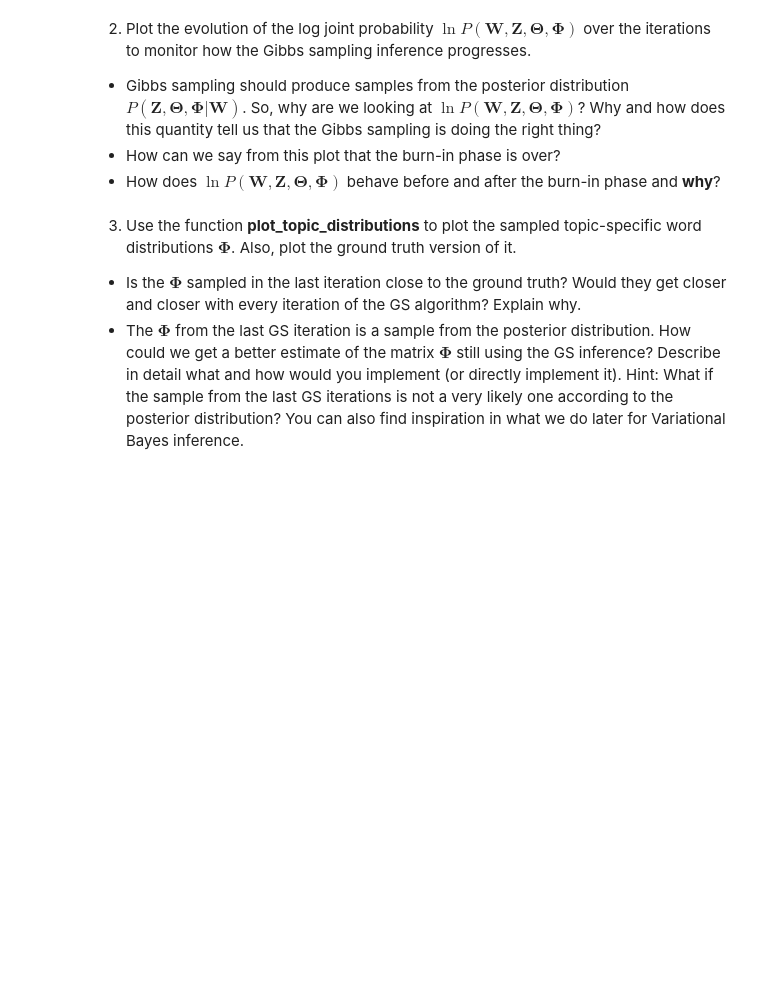
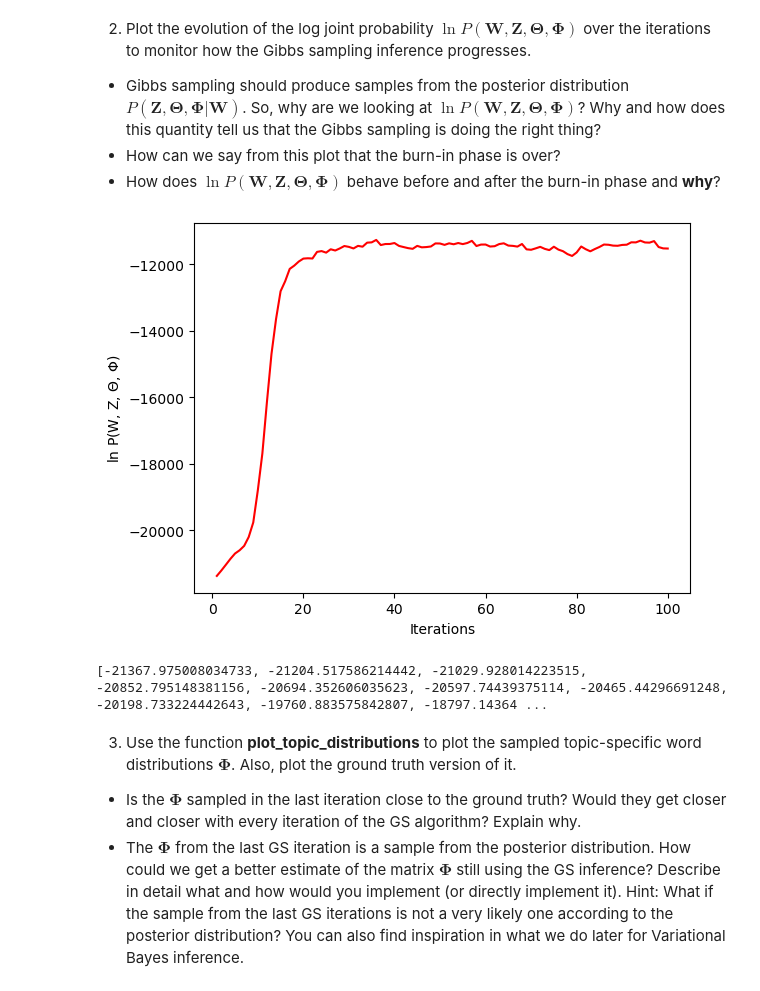
Before and after one commit to davidchocholaty/BUT-FIT-BAYa, a Jupyter notebook: BAYa_Assignment2024_LDA.ipynb, the cells around one changed output. Saved outputs shown, nothing was run; the diff lists cells and outputs as text; code cells hidden in the pictures; blank space fills up the shorter version.

```diff
--- a/BAYa_Assignment2024_LDA.ipynb
+++ b/BAYa_Assignment2024_LDA.ipynb
@@ -254,3 +332,14 @@ Phi    = np.ones((K,V))/V          # Initial values for Phi; store new Phi sampl
+# %%
+#Your code goes here
+# TODO plot name a celkove plot upravit
+plt.xlabel('Iterations')
+plt.ylabel('ln P(W, Z, $\Theta$, $\Phi$)')
+plt.plot(range(1, len(joint_probability) + 1), joint_probability, 'r')
+plt.show()
+print(joint_probability)
+# %% [output]
+[figure, added]
+[-21367.975008034733, -21204.517586214442, -21029.928014223515, -20852.795148381156, -20694.352606035623, -20597.74439375114, -20465.44296691248, -20198.733224442643, -19760.883575842807, -18797.14364 ...
 # %% [markdown]
 3. Use the function **plot_topic_distributions** to plot the sampled topic-specific word distributions $\boldsymbol{\Phi}$. Also, plot the ground truth version of it.
  * Is the $\boldsymbol{\Phi}$ sampled in the last iteration close to the ground truth? Would they get closer and closer with every iteration of the GS algorithm? Explain why.
```
Also changed, not shown: parts of 6 cells of this notebook.
